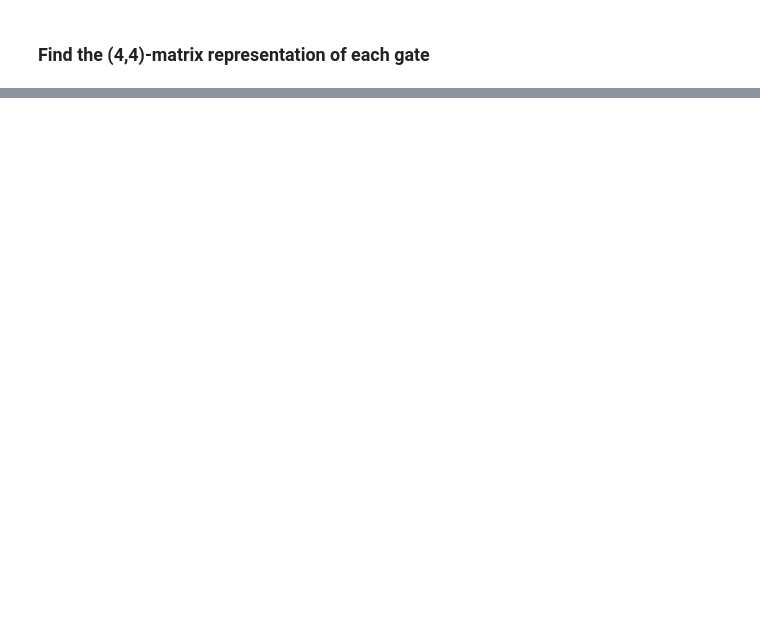
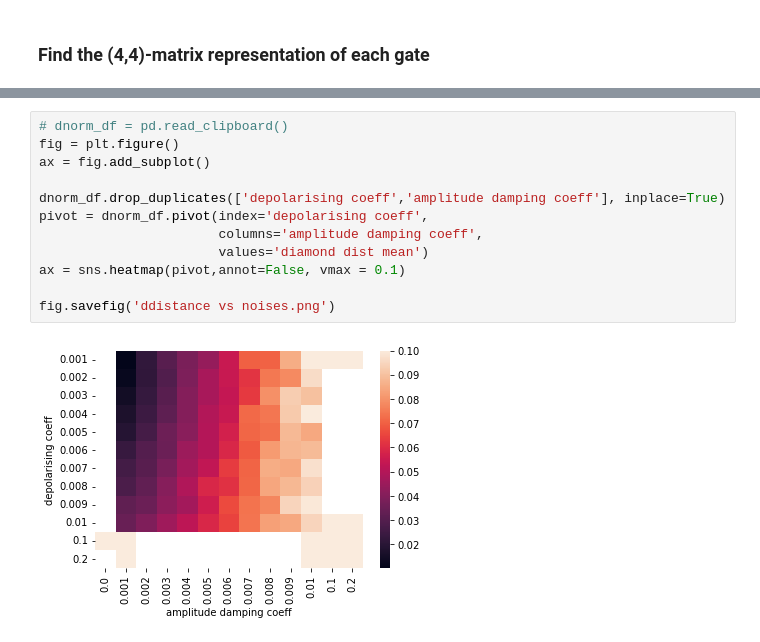
Before and after one commit to mmehrani/Randomized_Benchmarking_protocol, a Jupyter notebook: effective_noise_channel.ipynb, the cells around one changed output, grey strips where cells are left out. Drawn from its saved outputs; the diff is of its cells as text; blank space fills up the shorter version.

```diff
--- a/effective_noise_channel.ipynb
+++ b/effective_noise_channel.ipynb
@@ -62,0 +517,14 @@ matrix_list
+# %%
+# dnorm_df = pd.read_clipboard()
+fig = plt.figure()
+ax = fig.add_subplot()
+
+dnorm_df.drop_duplicates(['depolarising coeff','amplitude damping coeff'], inplace=True)
+pivot = dnorm_df.pivot(index='depolarising coeff',
+                       columns='amplitude damping coeff',
+                       values='diamond dist mean')
+ax = sns.heatmap(pivot,annot=False, vmax = 0.1)
+
+fig.savefig('ddistance vs noises.png')
+# %% [output]
+[figure, added]
```
Also changed, not shown: parts of 43 cells of this notebook, 2 other files.
